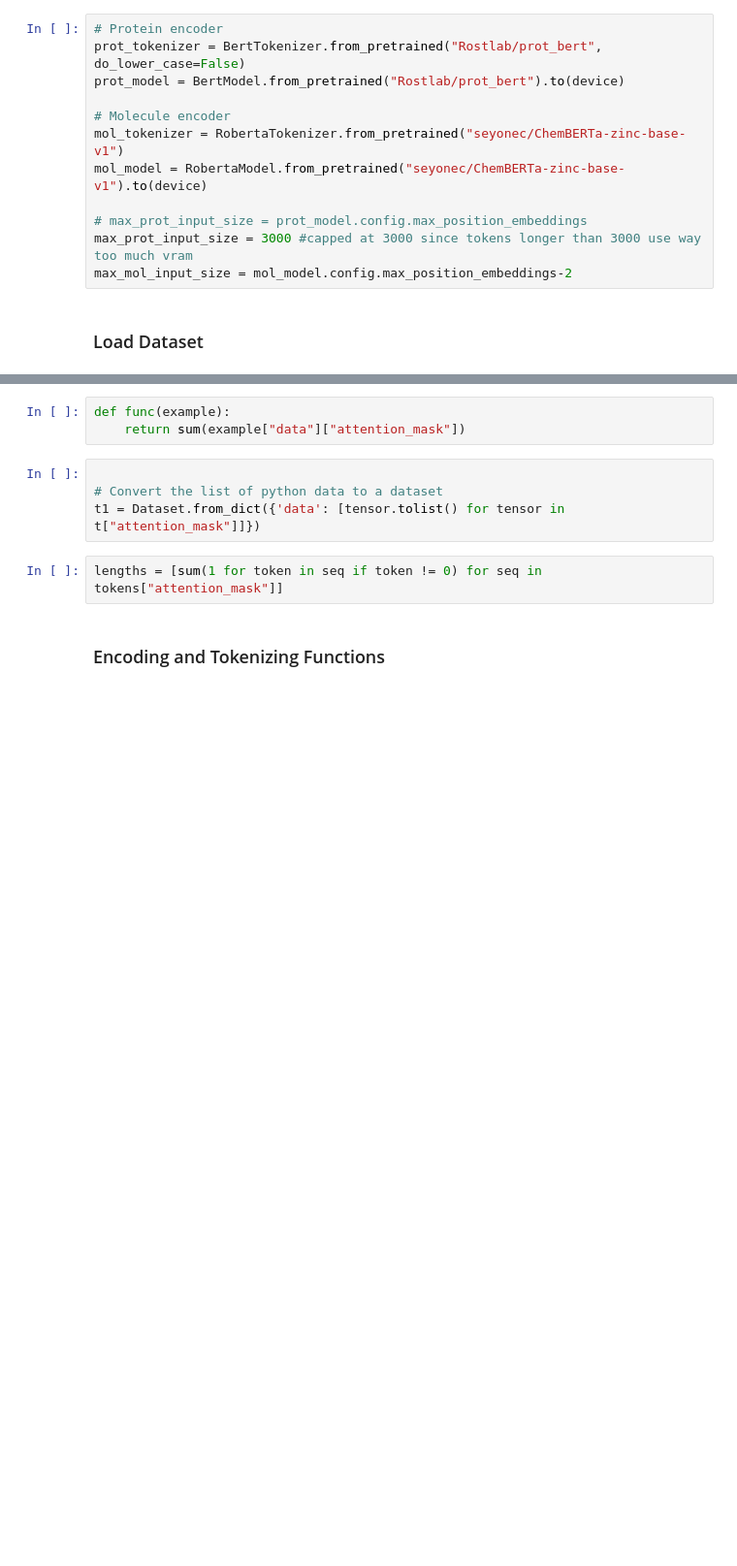
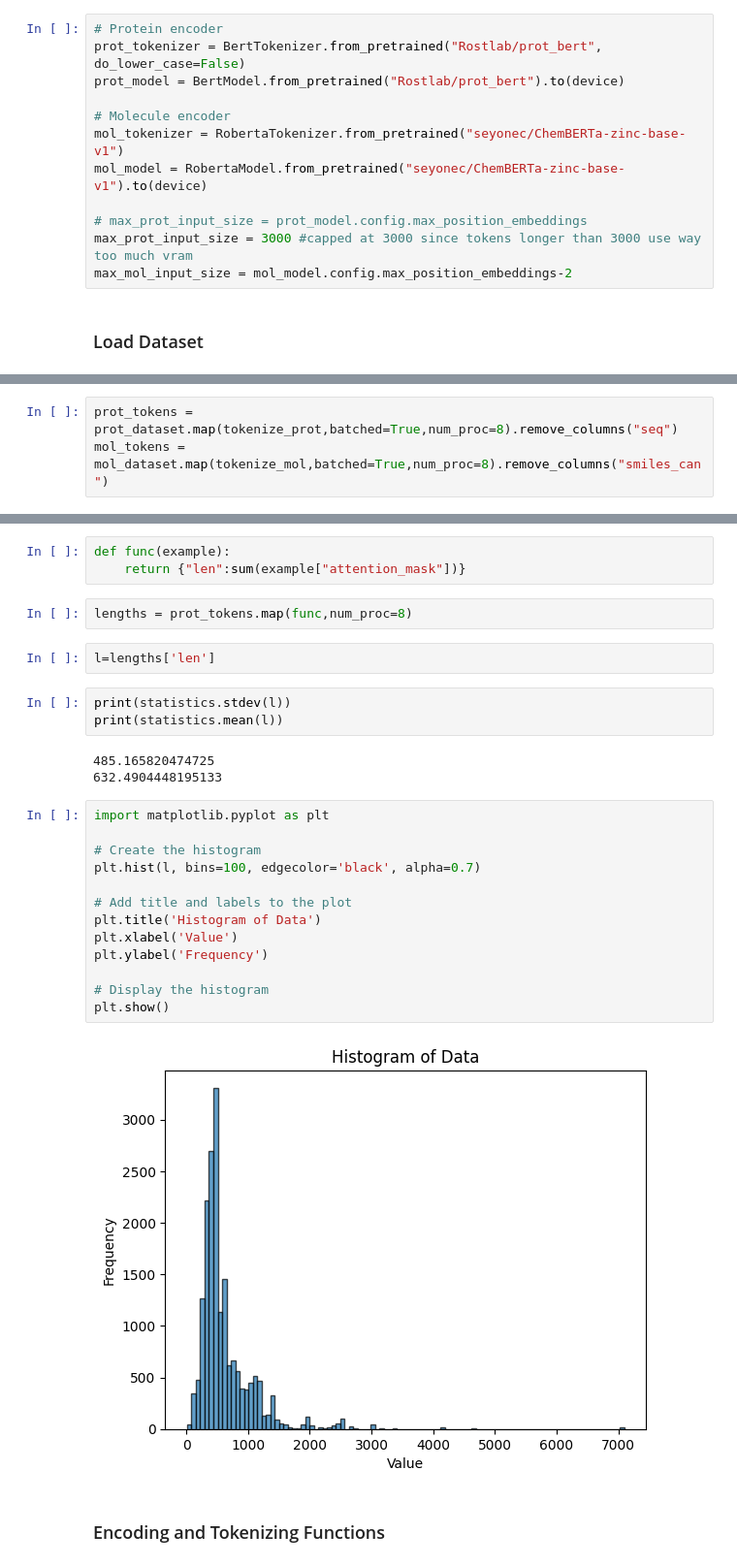
Before and after one commit to trrt-good/WELP-PLAPT, a Jupyter notebook: encoding.ipynb, the cells around one changed output, grey strips where cells are left out. Shown at 97% size. Saved outputs shown, nothing was run; the diff lists cells and outputs as text; blank space fills up the shorter version.

```diff
--- a/encoding.ipynb
+++ b/encoding.ipynb
@@ -41,0 +67,3 @@ t = prot_tokenizer(dataset['seq'], padding=True, return_tensors='pt')
+# %%
+prot_tokens = prot_dataset.map(tokenize_prot,batched=True,num_proc=8).remove_columns("seq")
+mol_tokens = mol_dataset.map(tokenize_mol,batched=True,num_proc=8).remove_columns("smiles_can")
@@ -42,12 +86,31 @@ t = prot_tokenizer(dataset['seq'], padding=True, return_tensors='pt')
 # %%
 def func(example):
-    return sum(example["data"]["attention_mask"])
+    return {"len":sum(example["attention_mask"])}
-# %%
-
-# Convert the list of python data to a dataset
-t1 = Dataset.from_dict({'data': [tensor.tolist() for tensor in t["attention_mask"]]})
-# %%
-lengths = [sum(1 for token in seq if token != 0) for seq in tokens["attention_mask"]]
+# %%
+lengths = prot_tokens.map(func,num_proc=8)
+# %%
+l=lengths['len']
+# %%
+print(statistics.stdev(l))
+print(statistics.mean(l))
+# %% [output]
+485.165820474725
+632.4904448195133
+# %%
+import matplotlib.pyplot as plt
+
+# Create the histogram
+plt.hist(l, bins=100, edgecolor='black', alpha=0.7)
+
+# Add title and labels to the plot
+plt.title('Histogram of Data')
+plt.xlabel('Value')
+plt.ylabel('Frequency')
+
+# Display the histogram
+plt.show()
+# %% [output]
+[figure, added]
 # %% [markdown]
 ### Encoding and Tokenizing Functions
 # %%
```
Also changed, not shown: parts of 15 cells of this notebook, 10 other files.
